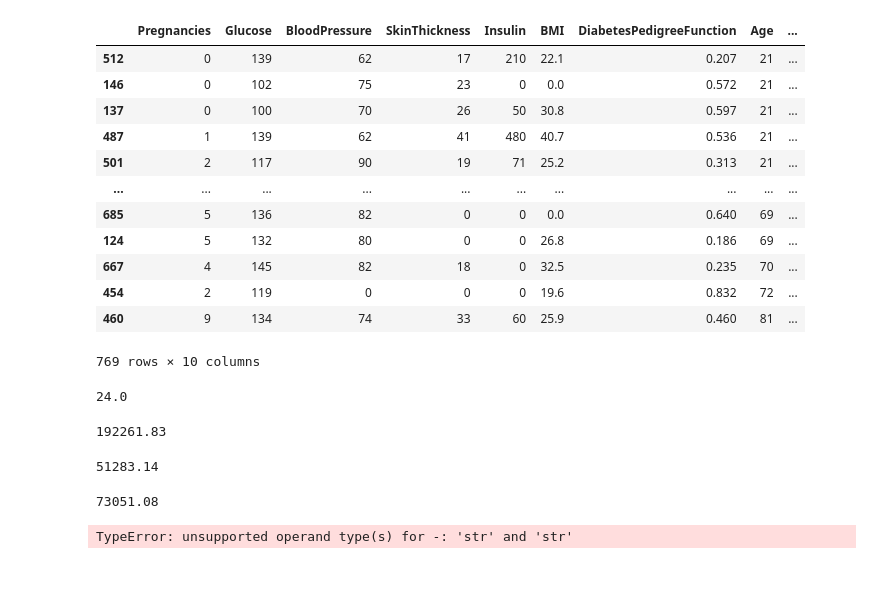
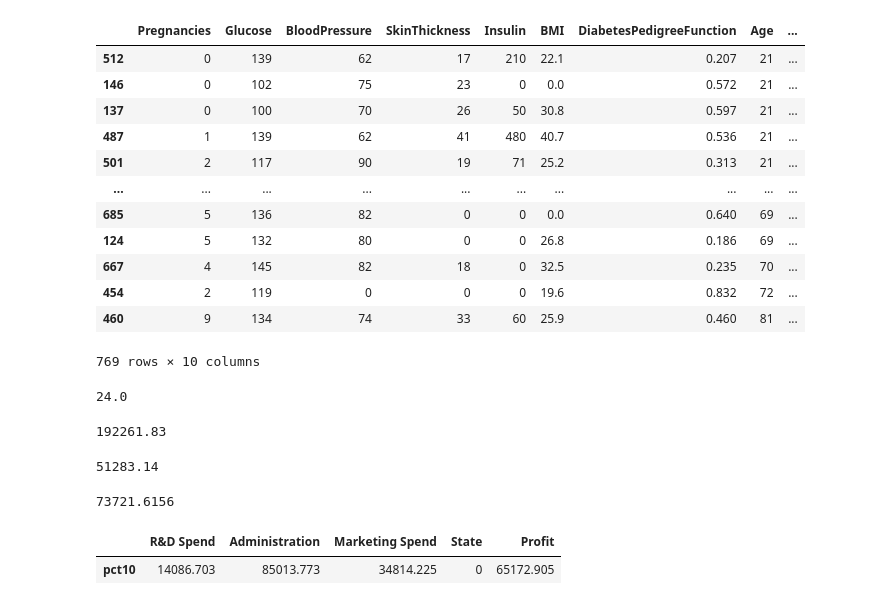
Before and after one commit to ibrahimediz/DeepLearningFundamentals, a Jupyter notebook: Egzersiz/Ozkan/01_01_Pandas.ipynb, the cells around one changed output. Cells and saved outputs as stored; diff of their text form; code cells hidden in the pictures; blank space fills up the shorter version.

```diff
--- a/Egzersiz/Ozkan/01_01_Pandas.ipynb
+++ b/Egzersiz/Ozkan/01_01_Pandas.ipynb
@@ -286,10 +286,18 @@ df1["Administration"].min()
 # %% [output]
 51283.14
 # %%
-df1["R&D Spend"].median()
+df1["R&D Spend"].mean()
 # %% [output]
-73051.08
+73721.6156
-# %%
-df1.quantile(0.1)
-# %% [output]
-TypeError: unsupported operand type(s) for -: 'str' and 'str'
+# %%
+def pct10(column):
+    if str(column.dtype) == "object":
+        return 0
+    else:
+        return column.quantile(0.1)
+pct10(df1["R&D Spend"])
+
+df1.agg([pct10])
+# %% [output]
+|  | R&D Spend | Administration | Marketing Spend | State | Profit |
+| pct10 | 14086.703 | 85013.773 | 34814.225 | 0 | 65172.905 |
```
Also changed, not shown: 11 other files.
